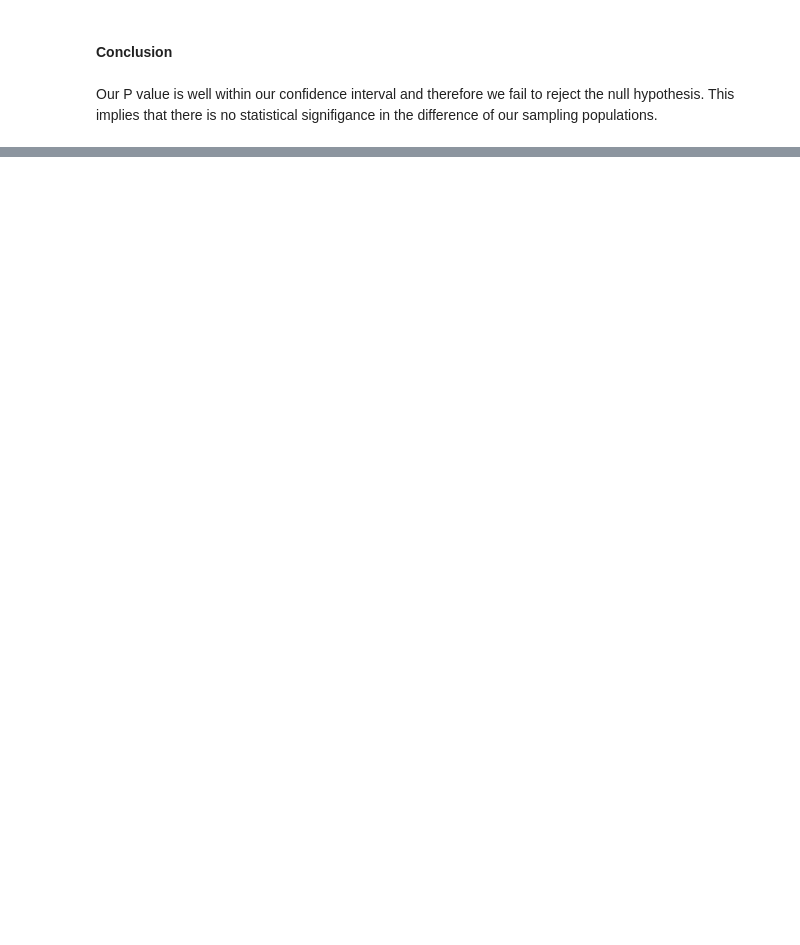
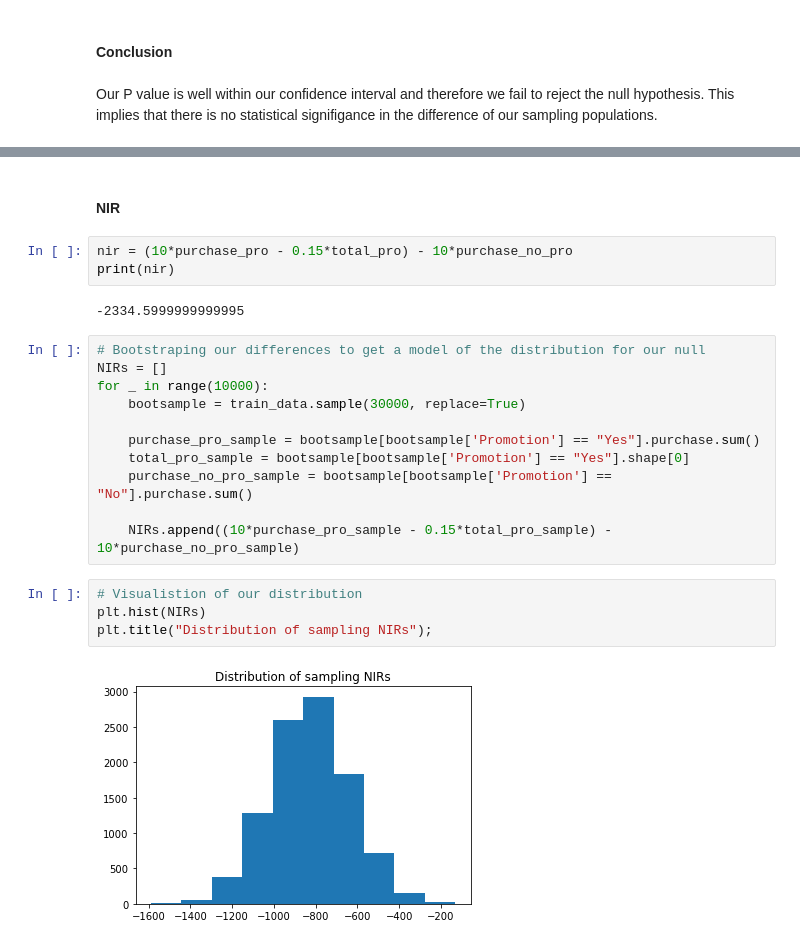
Before and after one commit to caiokinupp/udacity-starbucks, a Jupyter notebook: Starbucks.ipynb, the cells around one changed output, grey strips where cells are left out. Cells and saved outputs as stored; diff of their text form; blank space fills up the shorter version.

```diff
--- a/Starbucks.ipynb
+++ b/Starbucks.ipynb
@@ -236,0 +236,24 @@ Our P value is well within our confidence interval and therefore we fail to reje
+# %% [markdown]
+#### NIR
+# %%
+nir = (10*purchase_pro - 0.15*total_pro) - 10*purchase_no_pro
+print(nir)
+# %% [output]
+-2334.5999999999995
+# %%
+# Bootstraping our differences to get a model of the distribution for our null
+NIRs = []
+for _ in range(10000):
+    bootsample = train_data.sample(30000, replace=True)
+
+    purchase_pro_sample = bootsample[bootsample['Promotion'] == "Yes"].purchase.sum()
+    total_pro_sample = bootsample[bootsample['Promotion'] == "Yes"].shape[0]
+    purchase_no_pro_sample = bootsample[bootsample['Promotion'] == "No"].purchase.sum()
+
+    NIRs.append((10*purchase_pro_sample - 0.15*total_pro_sample) - 10*purchase_no_pro_sample)
+# %%
+# Visualistion of our distribution
+plt.hist(NIRs)
+plt.title("Distribution of sampling NIRs");
+# %% [output]
+[figure, added]
```
Also changed, not shown: parts of 41 cells of this notebook.
